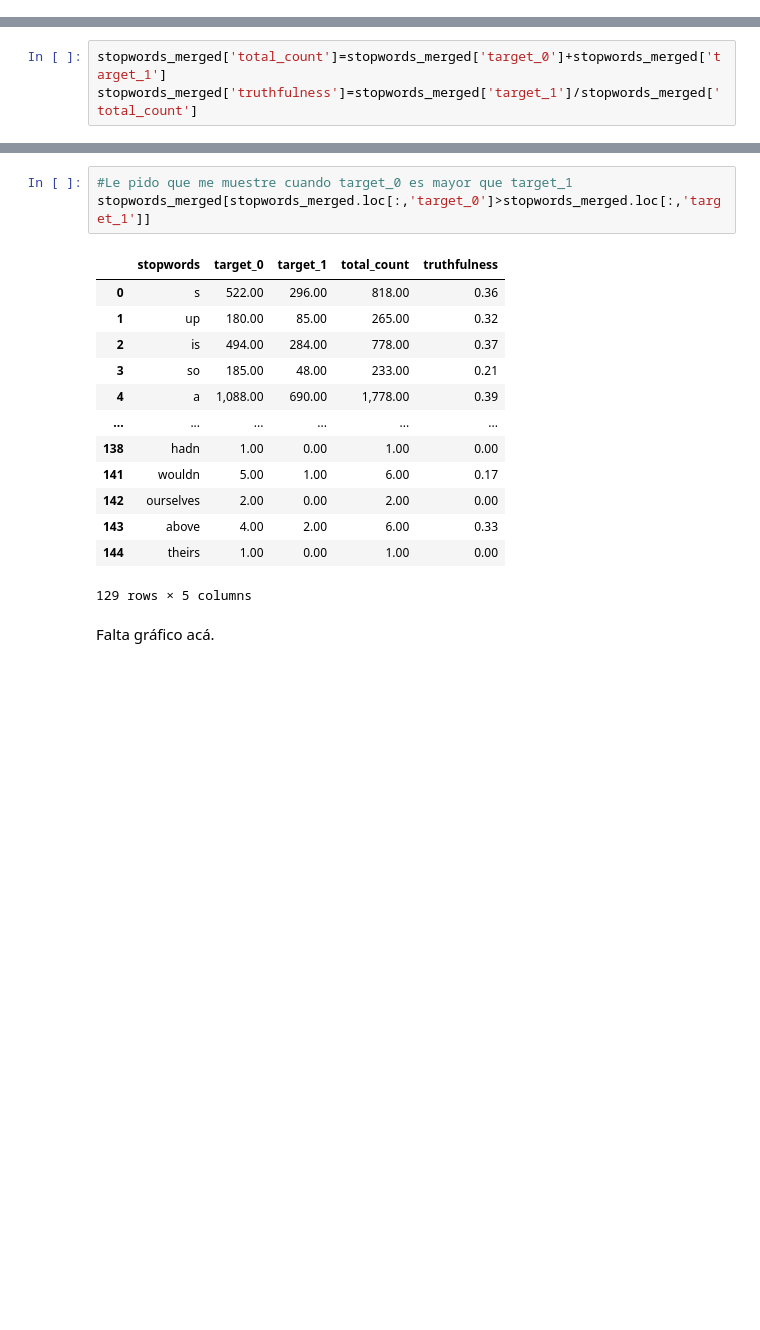
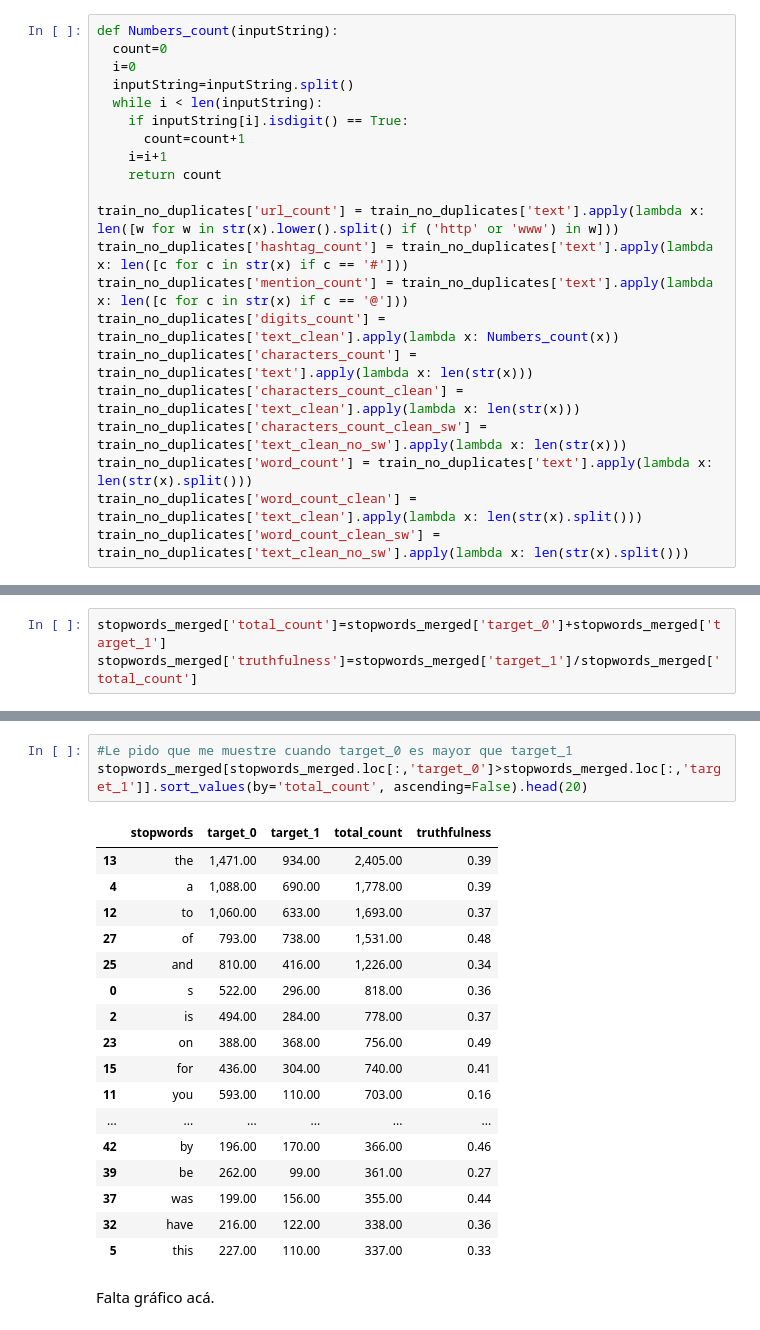
Before and after one commit to Ignacio-Ibarra/NLP-Disasters, a Jupyter notebook: Copia_de_TP1_cambios_v4.ipynb, the cells around one changed output, grey strips where cells are left out. Drawn from its saved outputs; the diff is of its cells as text; blank space fills up the shorter version.

```diff
--- a/Copia_de_TP1_cambios_v4.ipynb
+++ b/Copia_de_TP1_cambios_v4.ipynb
@@ -371,0 +377,21 @@ Se observa también mayor cantidad de verbos y adjetivos que en el otro target.
+# %%
+def Numbers_count(inputString):
+  count=0
+  i=0
+  inputString=inputString.split()
+  while i < len(inputString):
+    if inputString[i].isdigit() == True:
+      count=count+1
+    i=i+1
+    return count
+
+train_no_duplicates['url_count'] = train_no_duplicates['text'].apply(lambda x: len([w for w in str(x).lower().split() if ('http' or 'www') in w]))
+train_no_duplicates['hashtag_count'] = train_no_duplicates['text'].apply(lambda x: len([c for c in str(x) if c == '#']))
+train_no_duplicates['mention_count'] = train_no_duplicates['text'].apply(lambda x: len([c for c in str(x) if c == '@']))
+train_no_duplicates['digits_count'] = train_no_duplicates['text_clean'].apply(lambda x: Numbers_count(x))
+train_no_duplicates['characters_count'] = train_no_duplicates['text'].apply(lambda x: len(str(x)))
+train_no_duplicates['characters_count_clean'] = train_no_duplicates['text_clean'].apply(lambda x: len(str(x)))
+train_no_duplicates['characters_count_clean_sw'] = train_no_duplicates['text_clean_no_sw'].apply(lambda x: len(str(x)))
+train_no_duplicates['word_count'] = train_no_duplicates['text'].apply(lambda x: len(str(x).split()))
+train_no_duplicates['word_count_clean'] = train_no_duplicates['text_clean'].apply(lambda x: len(str(x).split()))
+train_no_duplicates['word_count_clean_sw'] = train_no_duplicates['text_clean_no_sw'].apply(lambda x: len(str(x).split()))
@@ -455,21 +672,25 @@ stopwords_merged[stopwords_merged.loc[:,'target_1']>stopwords_merged.loc[:,'targ
 | 146 | ma | 0.00 | 1.00 | 1.00 | 1.00 |
 # %%
 #Le pido que me muestre cuando target_0 es mayor que target_1
-stopwords_merged[stopwords_merged.loc[:,'target_0']>stopwords_merged.loc[:,'target_1']]
+stopwords_merged[stopwords_merged.loc[:,'target_0']>stopwords_merged.loc[:,'target_1']].sort_values(by='total_count', ascending=False).head(20)
 # %% [output]
 |  | stopwords | target_0 | target_1 | total_count | truthfulness |
+| 13 | the | 1,471.00 | 934.00 | 2,405.00 | 0.39 |
+| 4 | a | 1,088.00 | 690.00 | 1,778.00 | 0.39 |
+| 12 | to | 1,060.00 | 633.00 | 1,693.00 | 0.37 |
+| 27 | of | 793.00 | 738.00 | 1,531.00 | 0.48 |
+| 25 | and | 810.00 | 416.00 | 1,226.00 | 0.34 |
 | 0 | s | 522.00 | 296.00 | 818.00 | 0.36 |
-| 1 | up | 180.00 | 85.00 | 265.00 | 0.32 |
 | 2 | is | 494.00 | 284.00 | 778.00 | 0.37 |
-| 3 | so | 185.00 | 48.00 | 233.00 | 0.21 |
-| 4 | a | 1,088.00 | 690.00 | 1,778.00 | 0.39 |
+| 23 | on | 388.00 | 368.00 | 756.00 | 0.49 |
+| 15 | for | 436.00 | 304.00 | 740.00 | 0.41 |
+| 11 | you | 593.00 | 110.00 | 703.00 | 0.16 |
 | ... | ... | ... | ... | ... | ... |
-| 138 | hadn | 1.00 | 0.00 | 1.00 | 0.00 |
-| 141 | wouldn | 5.00 | 1.00 | 6.00 | 0.17 |
-| 142 | ourselves | 2.00 | 0.00 | 2.00 | 0.00 |
-| 143 | above | 4.00 | 2.00 | 6.00 | 0.33 |
-| 144 | theirs | 1.00 | 0.00 | 1.00 | 0.00 |
+| 42 | by | 196.00 | 170.00 | 366.00 | 0.46 |
+| 39 | be | 262.00 | 99.00 | 361.00 | 0.27 |
+| 37 | was | 199.00 | 156.00 | 355.00 | 0.44 |
+| 32 | have | 216.00 | 122.00 | 338.00 | 0.36 |
+| 5 | this | 227.00 | 110.00 | 337.00 | 0.33 |
-129 rows × 5 columns
 # %% [markdown]
 Falta gráfico acá.
 # %% [markdown]
```
Also changed, not shown: parts of 36 cells of this notebook.
